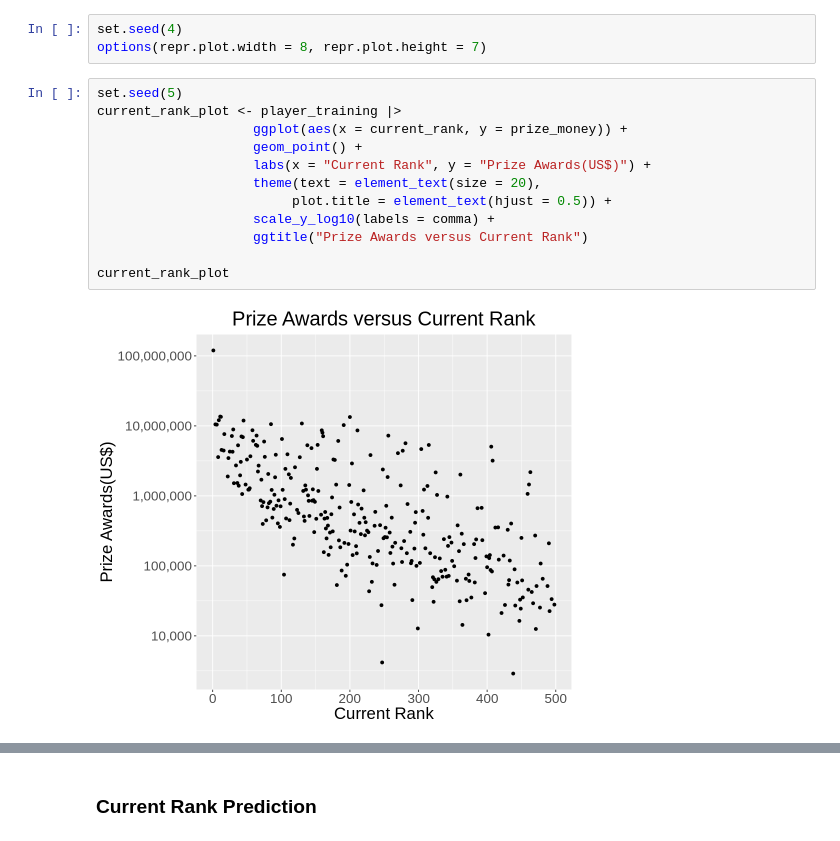
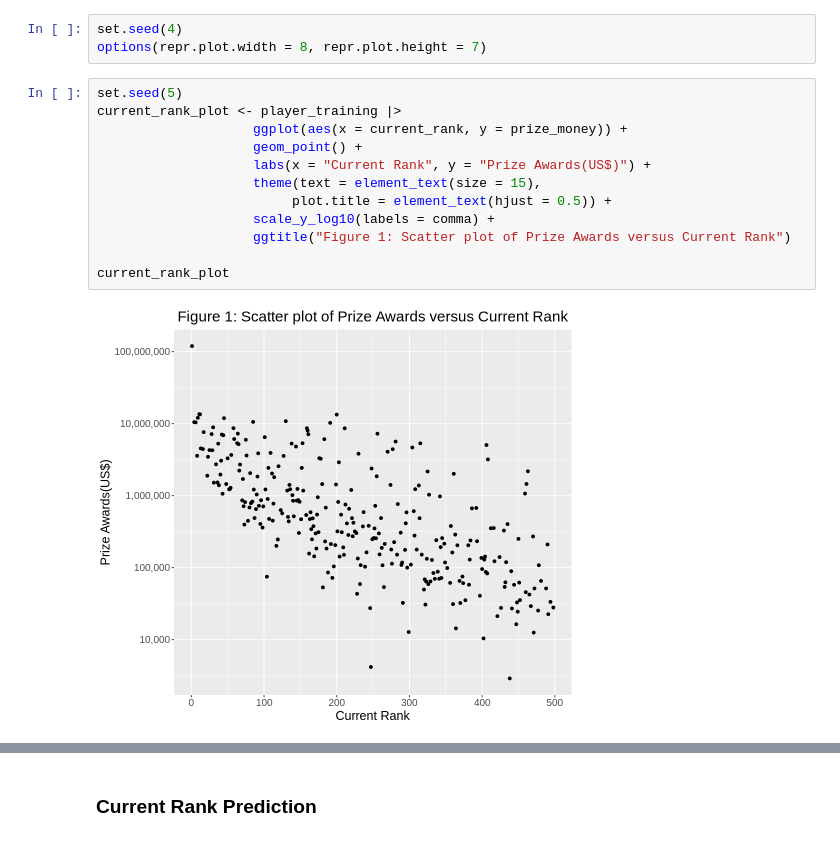
Before and after one commit to HaoyuYou/player_group_project, a Jupyter notebook: group_proposal.ipynb, the cells around one changed output, grey strips where cells are left out. Drawn from its saved outputs; the diff is of its cells as text.

```diff
--- a/group_proposal.ipynb
+++ b/group_proposal.ipynb
@@ -135,17 +135,17 @@ options(repr.plot.width = 8, repr.plot.height = 7)
 # %%
 set.seed(5)
 current_rank_plot <- player_training |>
                     ggplot(aes(x = current_rank, y = prize_money)) +
                     geom_point() +
                     labs(x = "Current Rank", y = "Prize Awards(US$)") +
-                    theme(text = element_text(size = 20),
+                    theme(text = element_text(size = 15),
                          plot.title = element_text(hjust = 0.5)) +
                     scale_y_log10(labels = comma) +
-                    ggtitle("Prize Awards versus Current Rank")
+                    ggtitle("Figure 1: Scatter plot of Prize Awards versus Current Rank")
 
 current_rank_plot
 # %% [output]
-[figure, old version]
+[figure, new version]
 # %%
 set.seed(6)
 age_plot <- player_training |>
```
Also changed, not shown: parts of 41 cells of this notebook.
